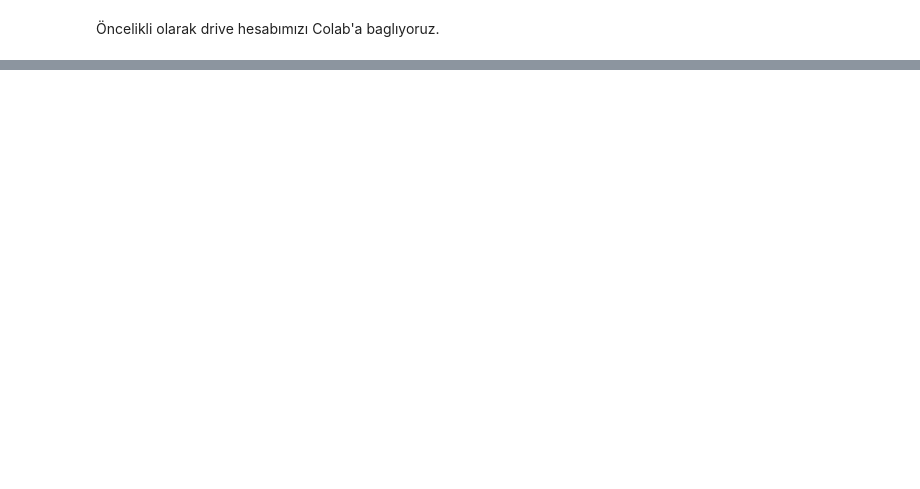
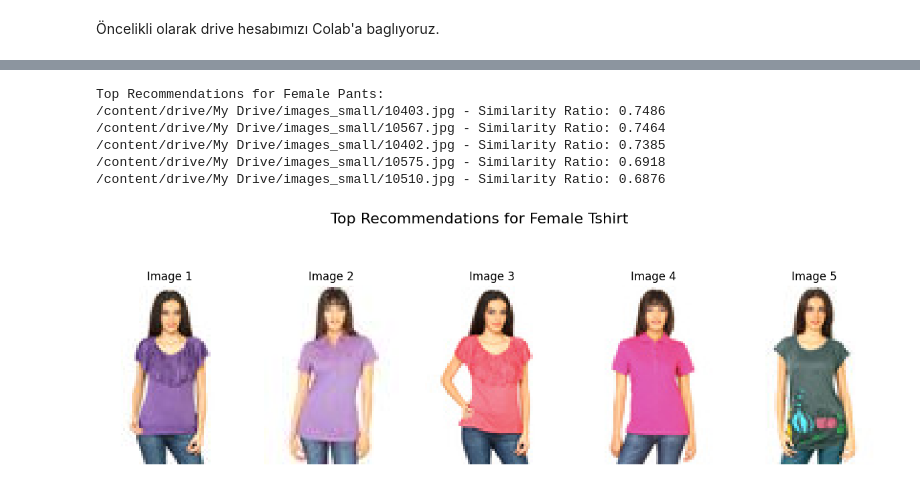
Before and after one commit to sertugsener/FashionRecommendationSystem, a Jupyter notebook: fashion_recommendation_system.ipynb, the cells around one changed output, grey strips where cells are left out. Drawn from its saved outputs; the diff is of its cells as text; code cells hidden in the pictures; blank space fills up the shorter version.

```diff
--- a/fashion_recommendation_system.ipynb
+++ b/fashion_recommendation_system.ipynb
@@ -115,0 +402,15 @@ plt.show()
+# %%
+recommendations_female_tshirt.sort(key=lambda x: x[1], reverse=True)
+top_recommendations_paths_female_tshirt = [os.path.join(image_directory, rec[0]) for rec in recommendations_female_tshirt[:num_recommendations]]
+print("Top Recommendations for Female Pants:")
+for path, similarity in zip(top_recommendations_paths_female_tshirt, [rec[1] for rec in recommendations_female_tshirt[:num_recommendations]]):
+    print(f"{path} - Similarity Ratio: {similarity:.4f}")
+display_images(top_recommendations_paths_female_tshirt, "Top Recommendations for Female Tshirt")
+# %% [output]
+Top Recommendations for Female Pants:
+/content/drive/My Drive/images_small/10403.jpg - Similarity Ratio: 0.7486
+/content/drive/My Drive/images_small/10567.jpg - Similarity Ratio: 0.7464
+/content/drive/My Drive/images_small/10402.jpg - Similarity Ratio: 0.7385
+/content/drive/My Drive/images_small/10575.jpg - Similarity Ratio: 0.6918
+/content/drive/My Drive/images_small/10510.jpg - Similarity Ratio: 0.6876
+[figure, added]
```
Also changed, not shown: parts of 49 cells of this notebook.
